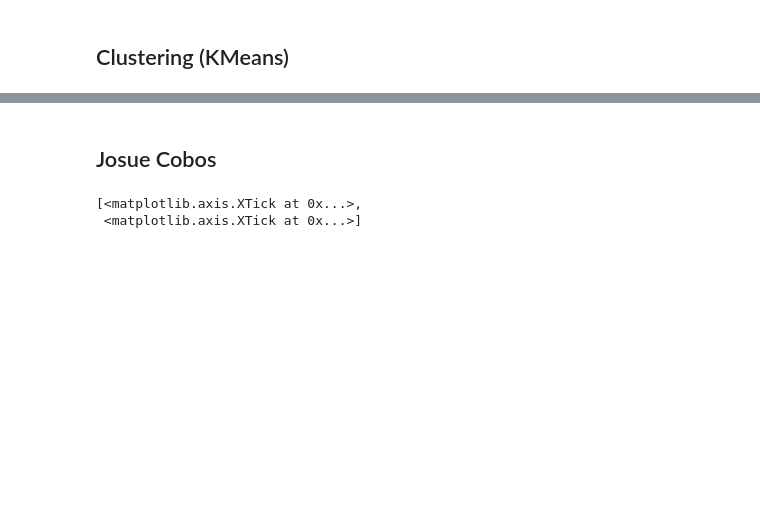
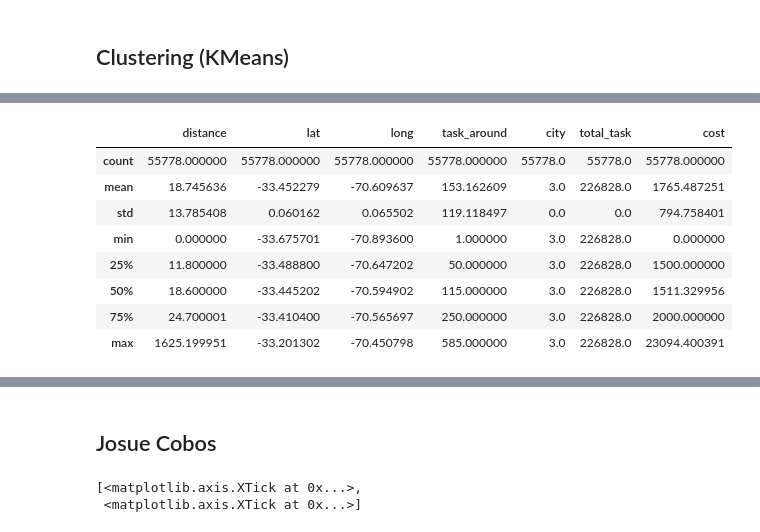
Before and after one commit to enmanuel-mag/ICD-Proyect, a Jupyter notebook: Proyect/notebooks/icd.ipynb, the cells around one changed output, grey strips where cells are left out. Cells and saved outputs as stored; diff of their text form; code cells hidden in the pictures; blank space fills up the shorter version.

```diff
--- a/Proyect/notebooks/icd.ipynb
+++ b/Proyect/notebooks/icd.ipynb
@@ -409,0 +404,4 @@ dfclus['cluster'] = model.labels_
+# %%
+print(df[ df['cluster'] == 0 ][features].delivery_dt.mean())
+df[ df['cluster'] == 0 ][features].describe()
+# %% [output]
@@ -409,0 +409,9 @@ dfclus['cluster'] = model.labels_
+|  | distance | lat | long | task_around | city | total_task | cost |
+| count | 55778.000000 | 55778.000000 | 55778.000000 | 55778.000000 | 55778.0 | 55778.0 | 55778.000000 |
+| mean | 18.745636 | -33.452279 | -70.609637 | 153.162609 | 3.0 | 226828.0 | 1765.487251 |
+| std | 13.785408 | 0.060162 | 0.065502 | 119.118497 | 0.0 | 0.0 | 794.758401 |
+| min | 0.000000 | -33.675701 | -70.893600 | 1.000000 | 3.0 | 226828.0 | 0.000000 |
+| 25% | 11.800000 | -33.488800 | -70.647202 | 50.000000 | 3.0 | 226828.0 | 1500.000000 |
+| 50% | 18.600000 | -33.445202 | -70.594902 | 115.000000 | 3.0 | 226828.0 | 1511.329956 |
+| 75% | 24.700001 | -33.410400 | -70.565697 | 250.000000 | 3.0 | 226828.0 | 2000.000000 |
+| max | 1625.199951 | -33.201302 | -70.450798 | 585.000000 | 3.0 | 226828.0 | 23094.400391 |
```
Also changed, not shown: parts of 25 cells of this notebook, 4 other files.
